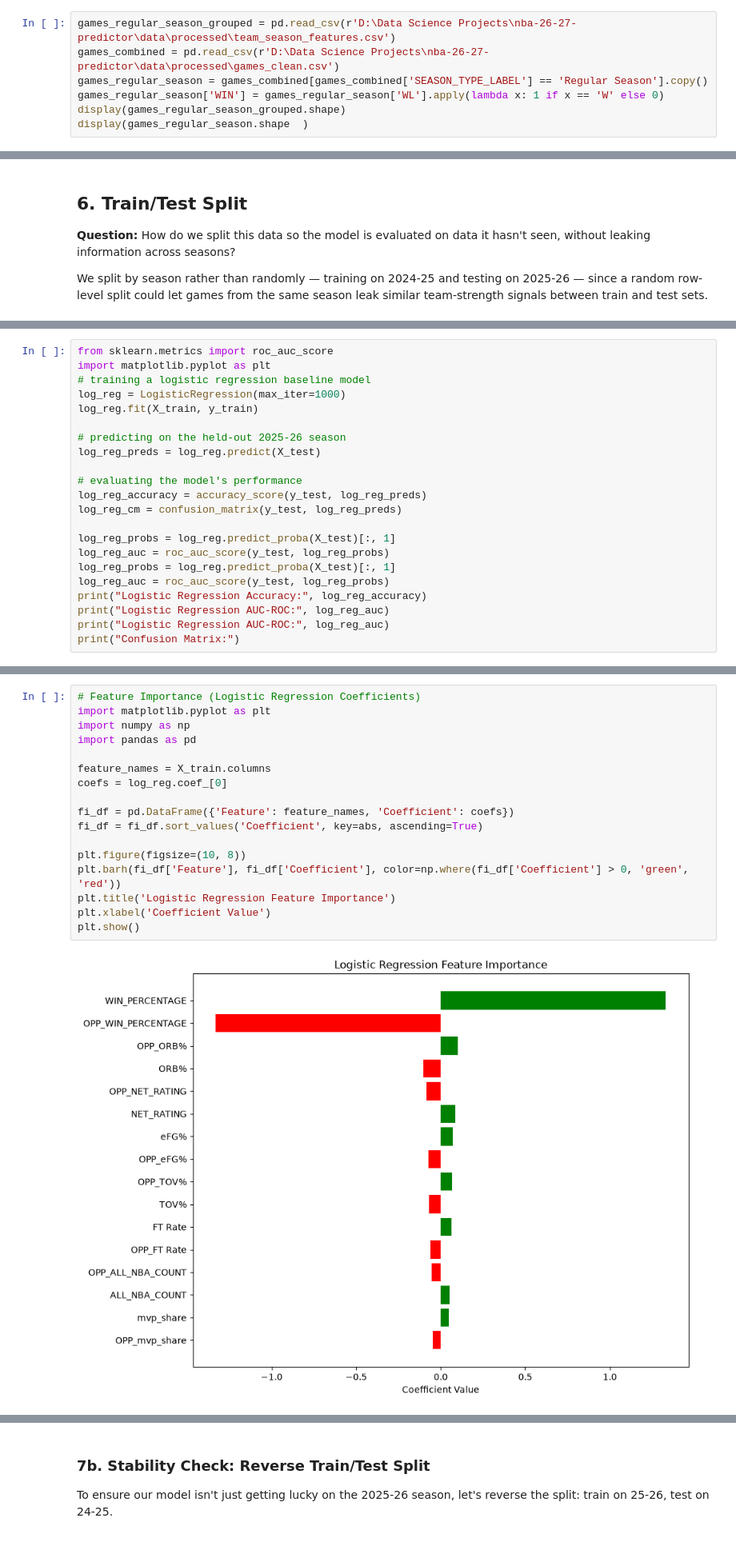
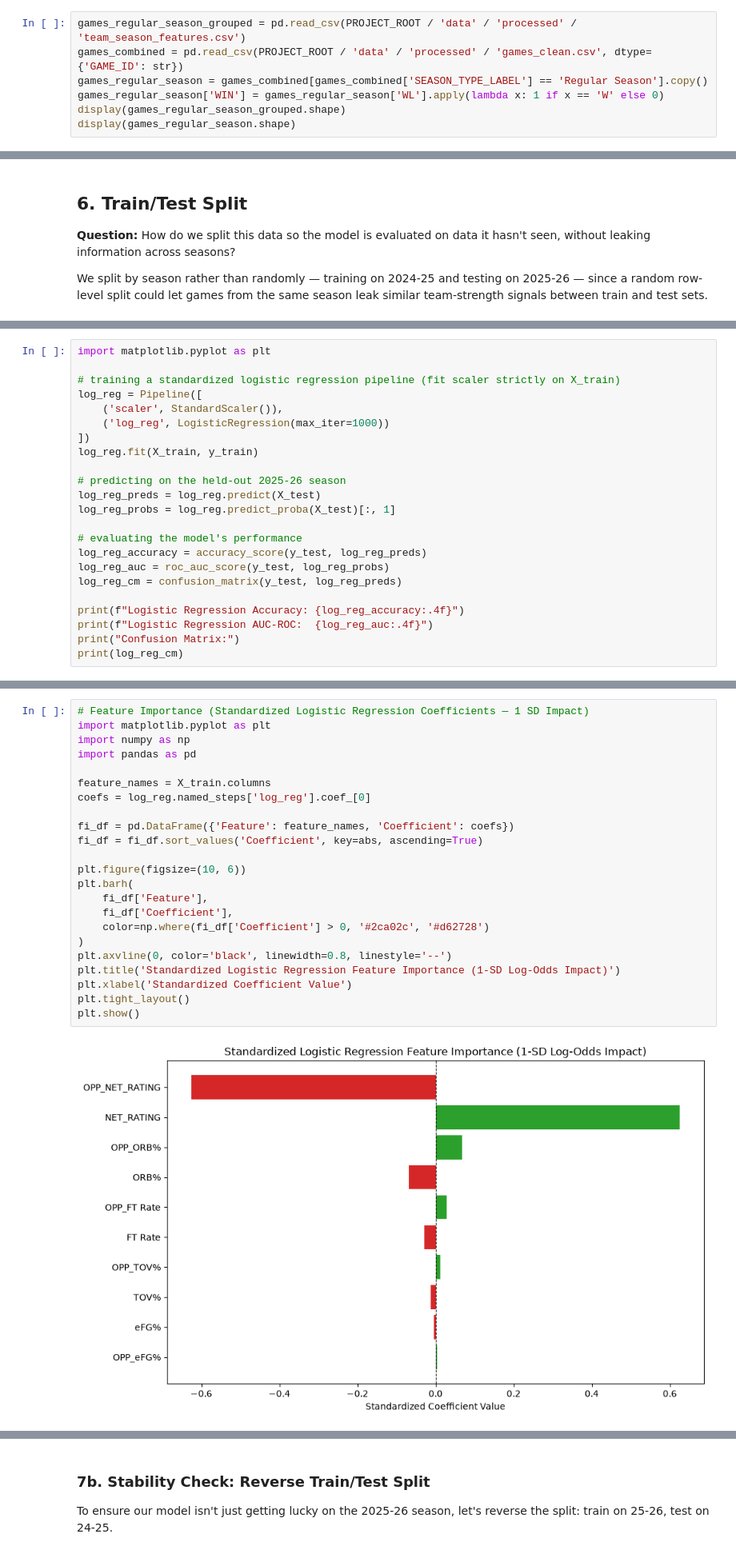
Before and after one commit to lianlianliann/nba-26-27-predictor, a Jupyter notebook: notebooks/03_model_training.ipynb, the cells around one changed output, grey strips where cells are left out. Shown at 80% size. Cells and saved outputs as stored; diff of their text form.

```diff
--- a/notebooks/03_model_training.ipynb
+++ b/notebooks/03_model_training.ipynb
@@ -17,12 +19,12 @@ from xgboost import XGBClassifier
 # %% [markdown]
 ## 2. Load Phase 2 Outputs
 # %%
-games_regular_season_grouped = pd.read_csv(r'D:\Data Science Projects\nba-26-27-predictor\data\processed\team_season_features.csv')
-games_combined = pd.read_csv(r'D:\Data Science Projects\nba-26-27-predictor\data\processed\games_clean.csv')
+games_regular_season_grouped = pd.read_csv(PROJECT_ROOT / 'data' / 'processed' / 'team_season_features.csv')
+games_combined = pd.read_csv(PROJECT_ROOT / 'data' / 'processed' / 'games_clean.csv', dtype={'GAME_ID': str})
 games_regular_season = games_combined[games_combined['SEASON_TYPE_LABEL'] == 'Regular Season'].copy()
 games_regular_season['WIN'] = games_regular_season['WL'].apply(lambda x: 1 if x == 'W' else 0)
 display(games_regular_season_grouped.shape)
-display(games_regular_season.shape  )
+display(games_regular_season.shape)
 # %% [output]
 (60, 15)
 (4920, 31)
@@ -213,23 +220,24 @@ from season-long team features, before trying anything more complex?
 # %%
-from sklearn.metrics import roc_auc_score
 import matplotlib.pyplot as plt
-# training a logistic regression baseline model
-log_reg = LogisticRegression(max_iter=1000)
+
+# training a standardized logistic regression pipeline (fit scaler strictly on X_train)
+log_reg = Pipeline([
+    ('scaler', StandardScaler()),
+    ('log_reg', LogisticRegression(max_iter=1000))
+])
 log_reg.fit(X_train, y_train)
 
 # predicting on the held-out 2025-26 season
 log_reg_preds = log_reg.predict(X_test)
+log_reg_probs = log_reg.predict_proba(X_test)[:, 1]
 
 # evaluating the model's performance
 log_reg_accuracy = accuracy_score(y_test, log_reg_preds)
+log_reg_auc = roc_auc_score(y_test, log_reg_probs)
 log_reg_cm = confusion_matrix(y_test, log_reg_preds)
 
-log_reg_probs = log_reg.predict_proba(X_test)[:, 1]
-log_reg_auc = roc_auc_score(y_test, log_reg_probs)
-log_reg_probs = log_reg.predict_proba(X_test)[:, 1]
-log_reg_auc = roc_auc_score(y_test, log_reg_probs)
-print("Logistic Regression Accuracy:", log_reg_accuracy)
-print("Logistic Regression AUC-ROC:", log_reg_auc)
-print("Logistic Regression AUC-ROC:", log_reg_auc)
+print(f"Logistic Regression Accuracy: {log_reg_accuracy:.4f}")
+print(f"Logistic Regression AUC-ROC:  {log_reg_auc:.4f}")
 print("Confusion Matrix:")
+print(log_reg_cm)
 # %% [output]
@@ -240,20 +249,26 @@ Confusion Matrix:
 # %%
-# Feature Importance (Logistic Regression Coefficients)
+# Feature Importance (Standardized Logistic Regression Coefficients — 1 SD Impact)
 import matplotlib.pyplot as plt
 import numpy as np
 import pandas as pd
 
 feature_names = X_train.columns
-coefs = log_reg.coef_[0]
+coefs = log_reg.named_steps['log_reg'].coef_[0]
 
 fi_df = pd.DataFrame({'Feature': feature_names, 'Coefficient': coefs})
 fi_df = fi_df.sort_values('Coefficient', key=abs, ascending=True)
 
-plt.figure(figsize=(10, 8))
-plt.barh(fi_df['Feature'], fi_df['Coefficient'], color=np.where(fi_df['Coefficient'] > 0, 'green', 'red'))
-plt.title('Logistic Regression Feature Importance')
-plt.xlabel('Coefficient Value')
+plt.figure(figsize=(10, 6))
+plt.barh(
+    fi_df['Feature'],
+    fi_df['Coefficient'],
+    color=np.where(fi_df['Coefficient'] > 0, '#2ca02c', '#d62728')
+)
+plt.axvline(0, color='black', linewidth=0.8, linestyle='--')
+plt.title('Standardized Logistic Regression Feature Importance (1-SD Log-Odds Impact)')
+plt.xlabel('Standardized Coefficient Value')
+plt.tight_layout()
 plt.show()
 # %% [output]
-[figure, old version]
+[figure, new version]
 # %% [markdown]
```
Also changed, not shown: parts of 21 cells of this notebook, 16 other files.
